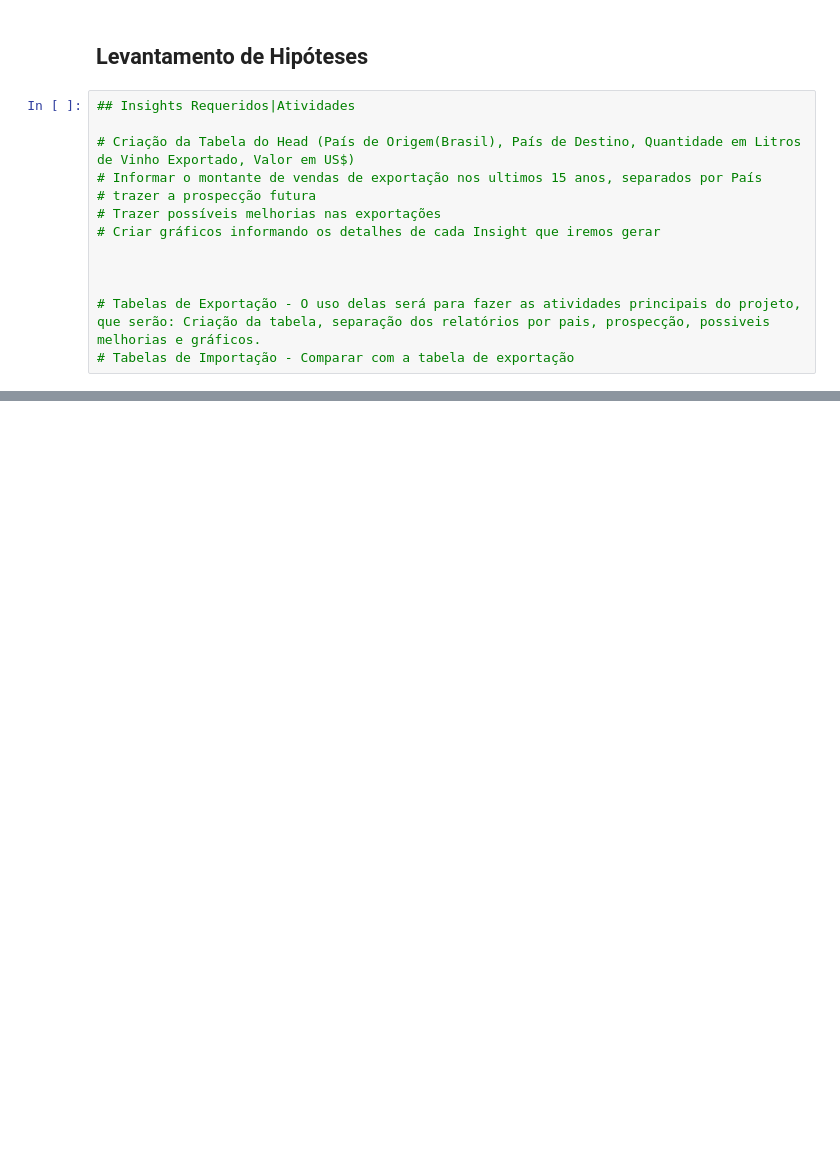
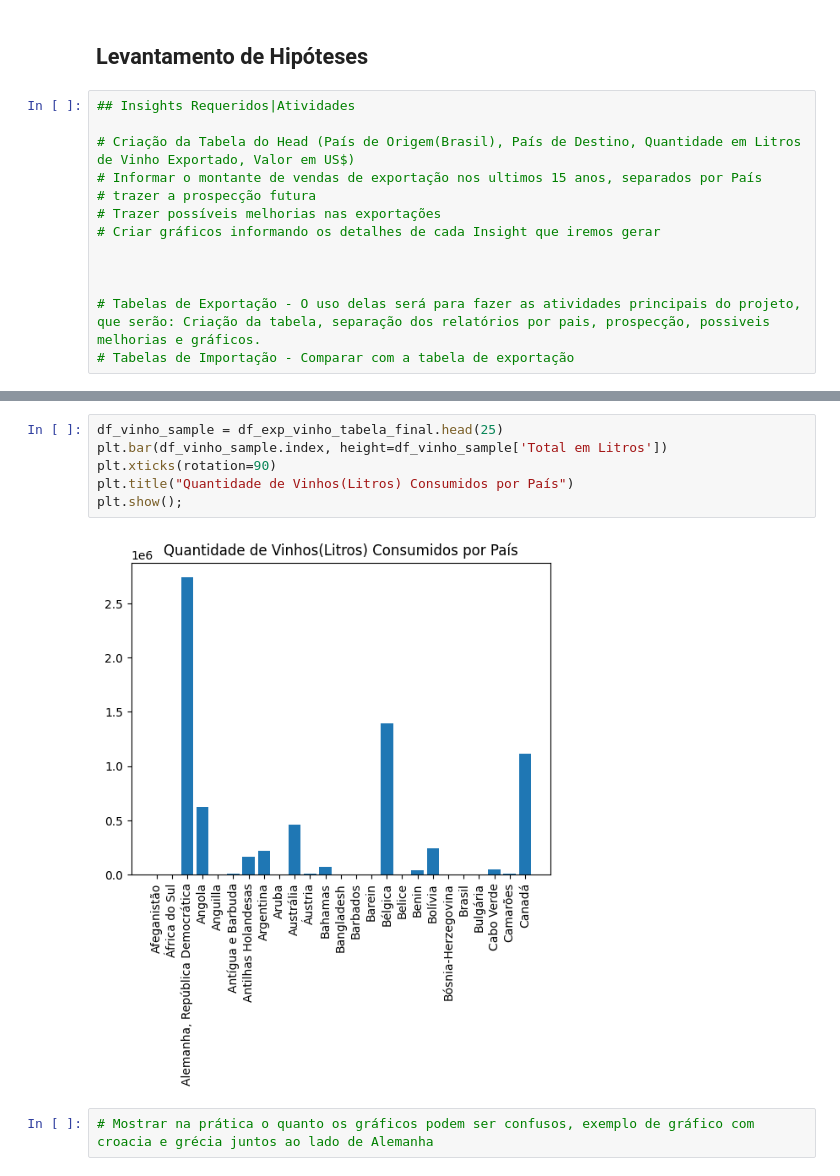
Before and after one commit to almeida25/data_analysis_vinicula, a Jupyter notebook: vinicula.ipynb, the cells around one changed output, grey strips where cells are left out. Drawn from its saved outputs; the diff is of its cells as text; blank space fills up the shorter version.

```diff
--- a/vinicula.ipynb
+++ b/vinicula.ipynb
@@ -227,0 +380,10 @@ df_producao_filtrada.head(3)
+# %%
+df_vinho_sample = df_exp_vinho_tabela_final.head(25)
+plt.bar(df_vinho_sample.index, height=df_vinho_sample['Total em Litros'])
+plt.xticks(rotation=90)
+plt.title("Quantidade de Vinhos(Litros) Consumidos por País")
+plt.show();
+# %% [output]
+[figure, added]
+# %%
+# Mostrar na prática o quanto os gráficos podem ser confusos, exemplo de gráfico com croacia e grécia juntos ao lado de Alemanha
```
Also changed, not shown: parts of 21 cells of this notebook.
